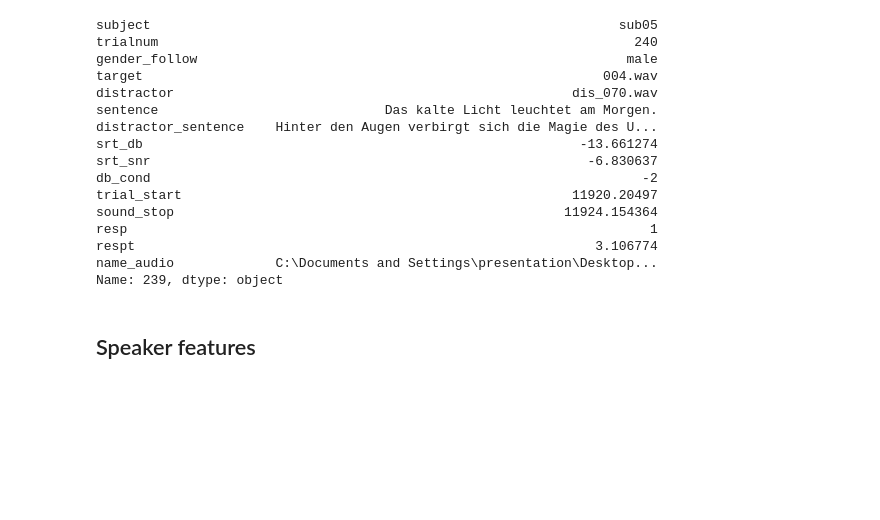
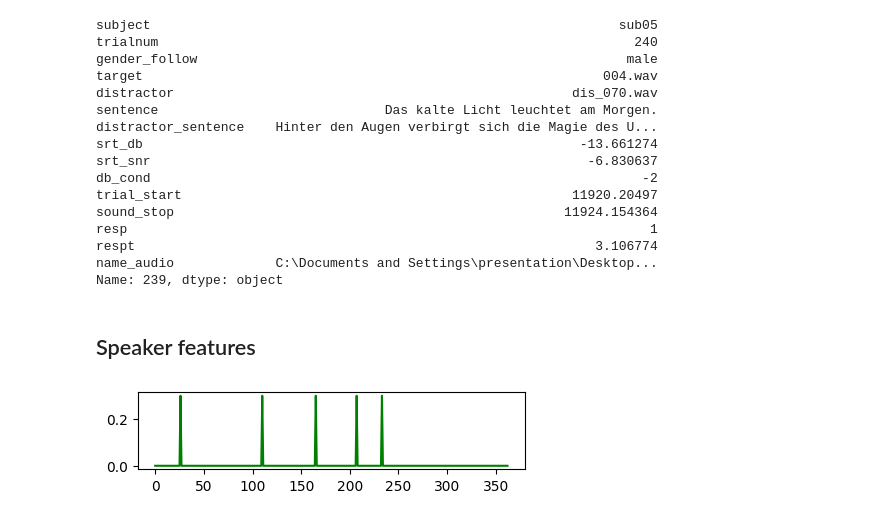
Before and after one commit to vivienbarchet/compensage, a Jupyter notebook: features/create_features.ipynb, the cells around one changed output. Drawn from its saved outputs; the diff is of its cells as text; code cells hidden in the pictures; blank space fills up the shorter version.

```diff
--- a/features/create_features.ipynb
+++ b/features/create_features.ipynb
@@ -95,7 +95,7 @@ subs = ['sub05', 'sub06', 'sub07', 'sub08', 'sub09', 'sub10', 'sub11', 'sub12',
        'sub30', 'sub31', 'sub32', 'sub33', 'sub34', 'sub35', 'sub36', 'sub37', 'sub38', 'sub39', 'sub40', 'sub41',
        'sub42', 'sub43', 'sub44', 'sub45', 'sub46', 'sub47', 'sub48', 'sub49', 'sub50', 'sub51', 'sub52', 'sub53',
        'sub54', 'sub55', 'sub56', 'sub57', 'sub58', 'sub59', 'sub60', 'sub61', 'sub62', 'sub63', 'sub64', 'sub65', 'sub66',
-       'sub67', 'sub68', 'sub69', 'sub70',  'sub72']
+       'sub67', 'sub68', 'sub69', 'sub70',  'sub72', 'sub73', 'sub74']
 
 #subs = ['sub05']
 subs_fulldf = []
@@ -292,7 +292,8 @@ for sub in subs:
 
 
 df_full_con = pd.concat(subs_fulldf)
-df_full_con.to_csv("../statistics/behavdat.csv", sep = ";")
+#df_full_con.to_csv("../statistics/behavdat.csv", sep = ";")
+df_full_con.to_csv("/data/pt_03114/statistical_analysis/behavdat_newsub.csv", sep = ";")
 # %%
 feats = ['surprisal', 'frequency','entropy', 'phone_surprisal', 'phone_entropy', 'word_onset', 'phone_onset']
 
@@ -738,6 +739,7 @@ dict_rat = {'vertrauen':vertrauen, 'age':age,'gebildet':gebildet, 'dominant':dom
             'gesund':gesund,'professionell':professionell}
 # %%
 feats = ['vertrauen', 'age','gebildet', 'dominant', 'attraktiv', 'gesund', 'professionell']
+feats = ['gebildet']
 
 for feat in feats:
     upsamp = []
@@ -770,5 +772,11 @@ for feat in feats:
 
 
 
-        with open('./trf_input/{f}_target.pickle'.format(f = feat), 'wb') as o:
-            pickle.dump(upsamp, o)
+       # with open('./trf_input/{f}_target.pickle'.format(f = feat), 'wb') as o:
+        #    pickle.dump(upsamp, o)
+# %%
+plt.subplots(figsize = [5,1])
+plt.plot(signal[1:], color = "green")
+plt.savefig("../../../figures/ex_gebildet.png")
+# %% [output]
+[figure, added]
```
Also changed, not shown: parts of 2 cells of this notebook, 3 other files.
